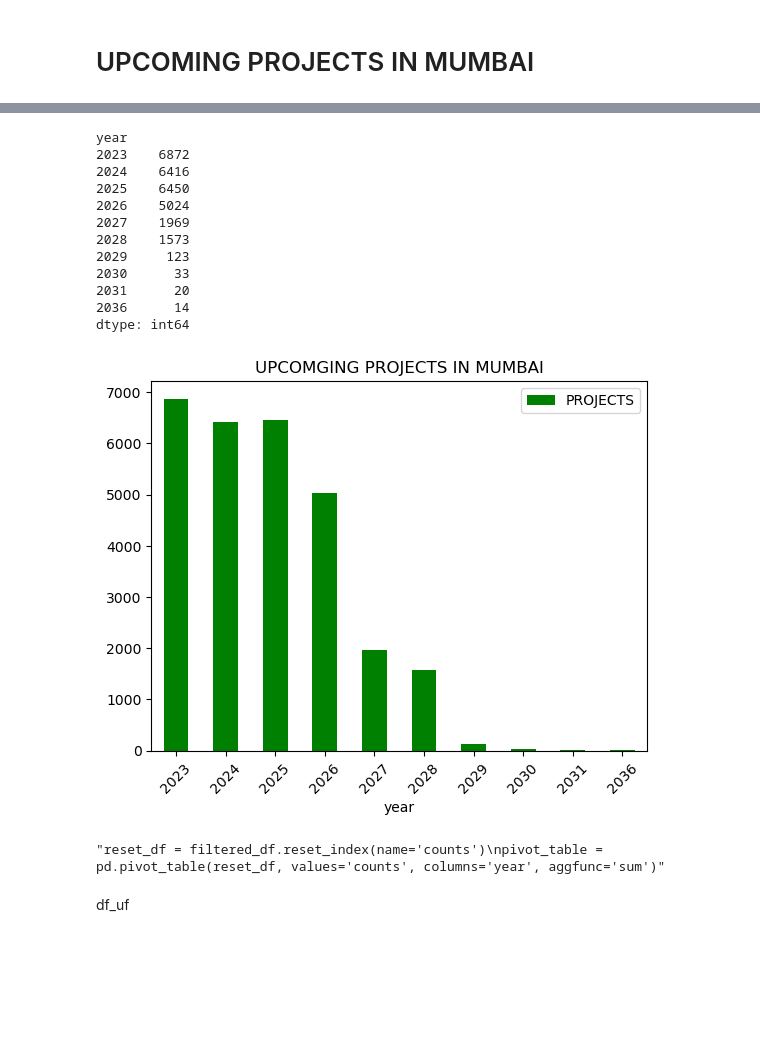
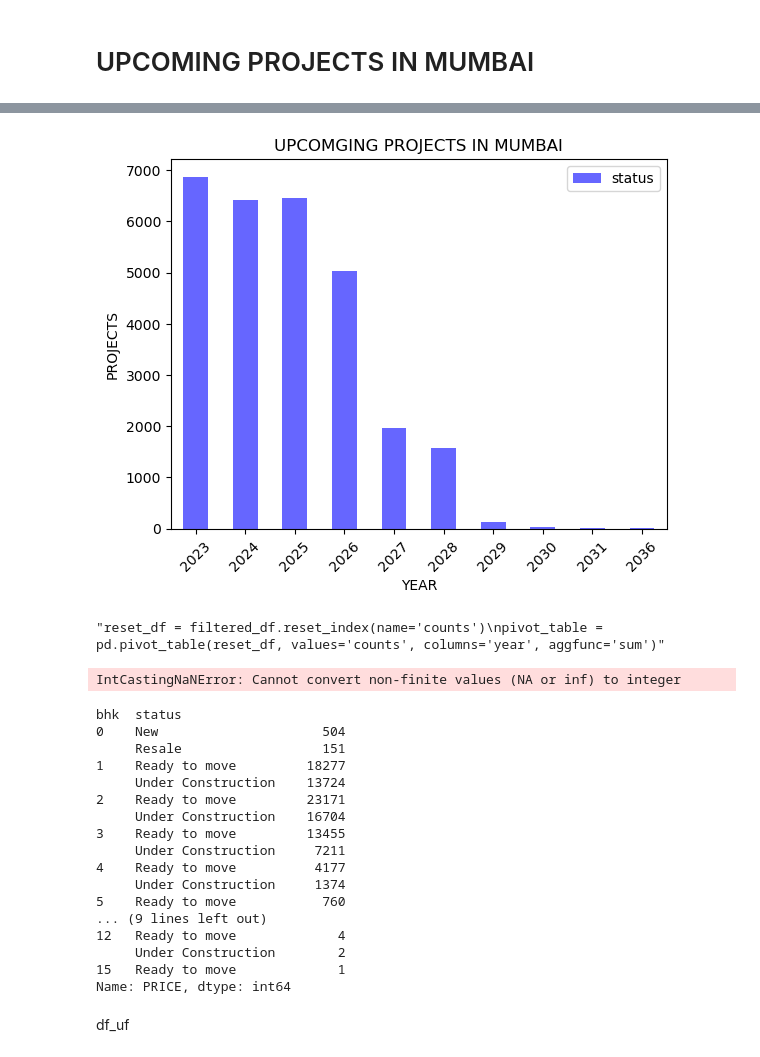
Before and after one commit to rishikeshwaghela/Python_ca2, a Jupyter notebook: final_ca2.ipynb, the cells around one changed output, grey strips where cells are left out. Drawn from its saved outputs; the diff is of its cells as text; code cells hidden in the pictures; blank space fills up the shorter version.

```diff
--- a/final_ca2.ipynb
+++ b/final_ca2.ipynb
@@ -759,28 +753,9 @@ See the caveats in the documentation: https://pandas.pydata.org/pandas-docs/stab
 # %%
 #filtered_df["possesion"] = filtered_df["possesion"].str.split().apply(lambda x: " ".join([word for i, word in enumerate(x) if i != 0]))
-df = filtered_df[filtered_df["year"] >= "2023"].groupby("year").size()
-df
+df = filtered_df[filtered_df["year"] >= "2023"].groupby("year").agg({"status":"count"}).plot(kind="bar",xlabel="YEAR",ylabel = "PROJECTS"  ,rot= 45 , color = "b", title= "UPCOMGING PROJECTS IN MUMBAI",alpha = 0.6)
+plt.show()
 # %% [output]
-year
-2023    6872
-2024    6416
-2025    6450
-2026    5024
-2027    1969
-2028    1573
-2029     123
-2030      33
-2031      20
-2036      14
-dtype: int64
+[figure, added]
-# %%
-df1= pd.DataFrame(df)
-df1.rename(columns={0:"PROJECTS"}, inplace=True)
-
-df1.plot(kind = "bar" , rot= 45 , color = "g", title= "UPCOMGING PROJECTS IN MUMBAI")
-plt.show()
-# %% [output]
-[figure, removed]
 # %%
 """reset_df = filtered_df.reset_index(name='counts')
 pivot_table = pd.pivot_table(reset_df, values='counts', columns='year', aggfunc='sum')"""
@@ -789,2 +766,26 @@ pivot_table = pd.pivot_table(reset_df, values='counts', columns='year', aggfunc=
+# %%
+mumbai_city["PRICE"].astype(float).astype(int)
+# %% [output]
+IntCastingNaNError: Cannot convert non-finite values (NA or inf) to integer
+# %%
+mumbai_city.groupby(["bhk", "status"])["PRICE"].agg()
+# %% [output]
+bhk  status
+0    New                     504
+     Resale                  151
+1    Ready to move         18277
+     Under Construction    13724
+2    Ready to move         23171
+     Under Construction    16704
+3    Ready to move         13455
+     Under Construction     7211
+4    Ready to move          4177
+     Under Construction     1374
+5    Ready to move           760
+... (9 lines left out)
+12   Ready to move             4
+     Under Construction        2
+15   Ready to move             1
+Name: PRICE, dtype: int64
 # %% [markdown]
 df_uf
```
Also changed, not shown: parts of 12 cells of this notebook.
